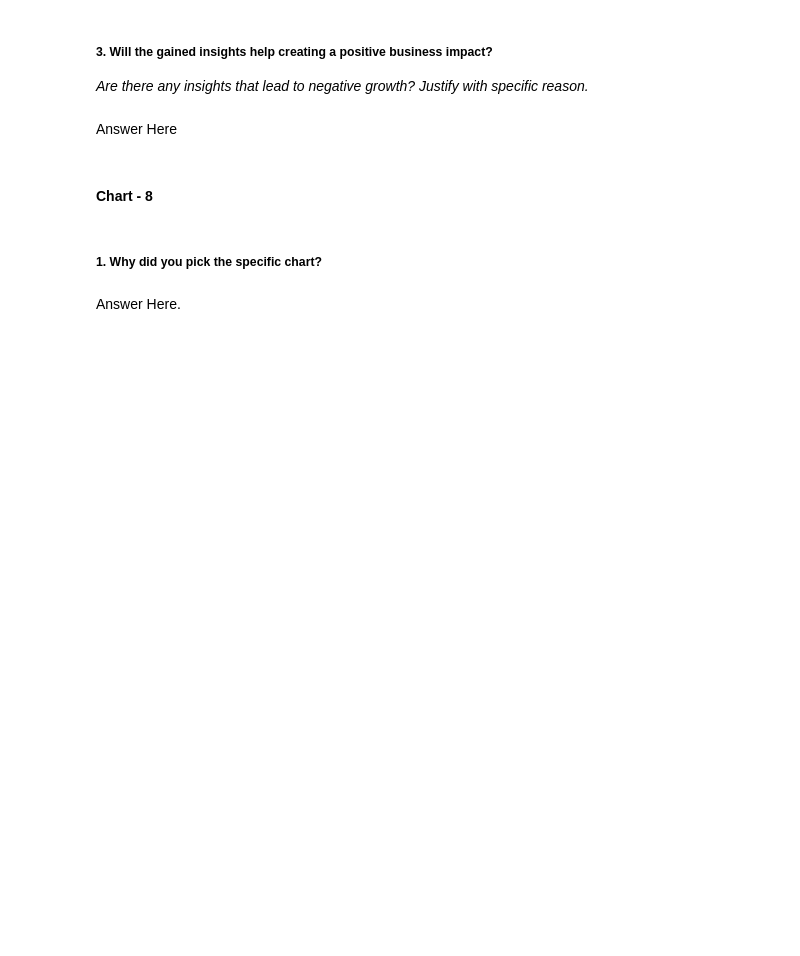
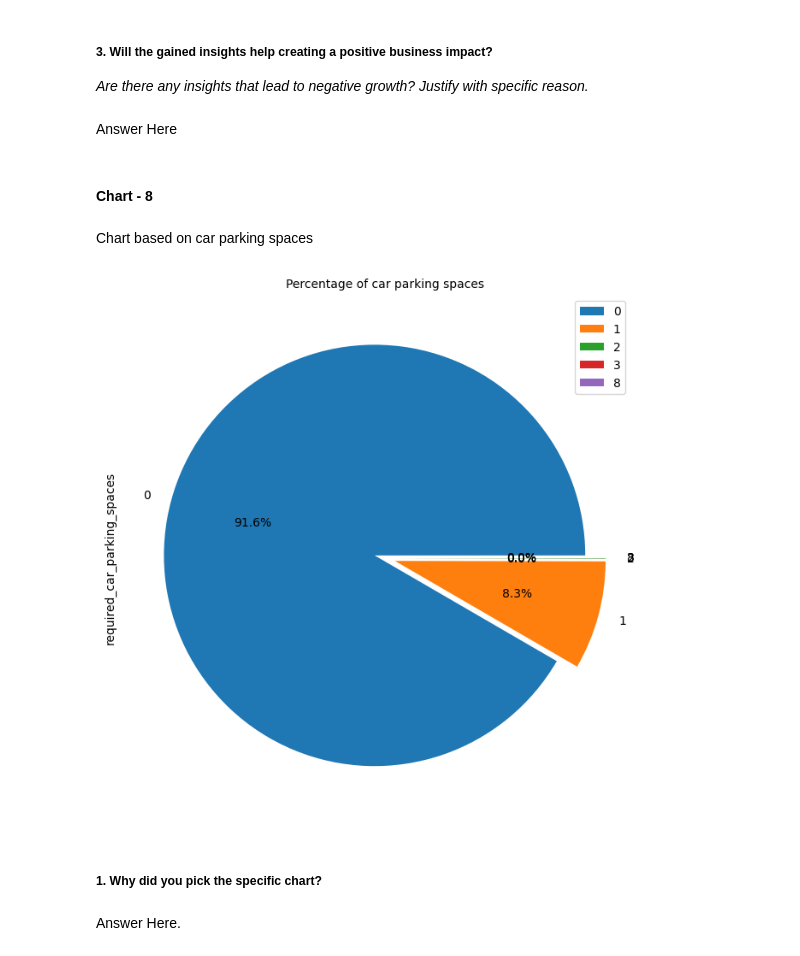
Before and after one commit to lovbundela240/Eda-_Hotel_booking_anaylsis, a Jupyter notebook: EDA_Hotel_Booking_Analysis.ipynb, the cells around one changed output. Saved outputs shown, nothing was run; the diff lists cells and outputs as text; code cells hidden in the pictures; blank space fills up the shorter version.

```diff
--- a/EDA_Hotel_Booking_Analysis.ipynb
+++ b/EDA_Hotel_Booking_Analysis.ipynb
@@ -847,3 +845,14 @@ Answer Here
+# %% [markdown]
+Chart based on car parking spaces
+# %%
+# Chart - 8 visualization code
+
+hotel_booking_analysis_df['required_car_parking_spaces'].value_counts().plot.pie(explode=[0.05]*5, autopct='%1.1f%%', shadow =False ,figsize=(10,8), fontsize=10)
+plt.title('Percentage of car parking spaces',fontsize=10)
+plt.legend(bbox_to_anchor=(0.85,1),loc= 'upper left', labels=labels)
+labels = hotel_booking_analysis_df['required_car_parking_spaces'].value_counts().index
+# %% [output]
+[figure, added]
 # %% [markdown]
 ##### 1. Why did you pick the specific chart?
 # %% [markdown]
```
Also changed, not shown: parts of 1 cell of this notebook.
